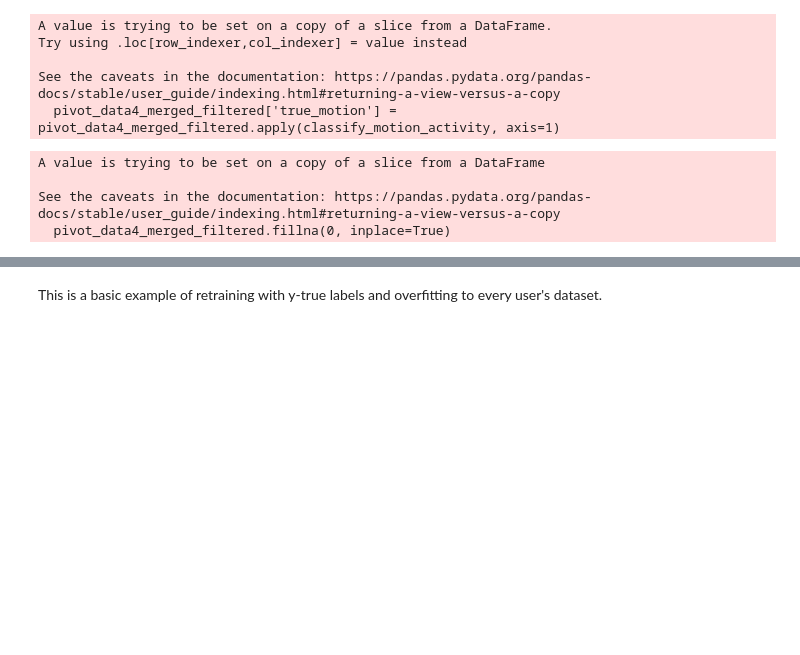
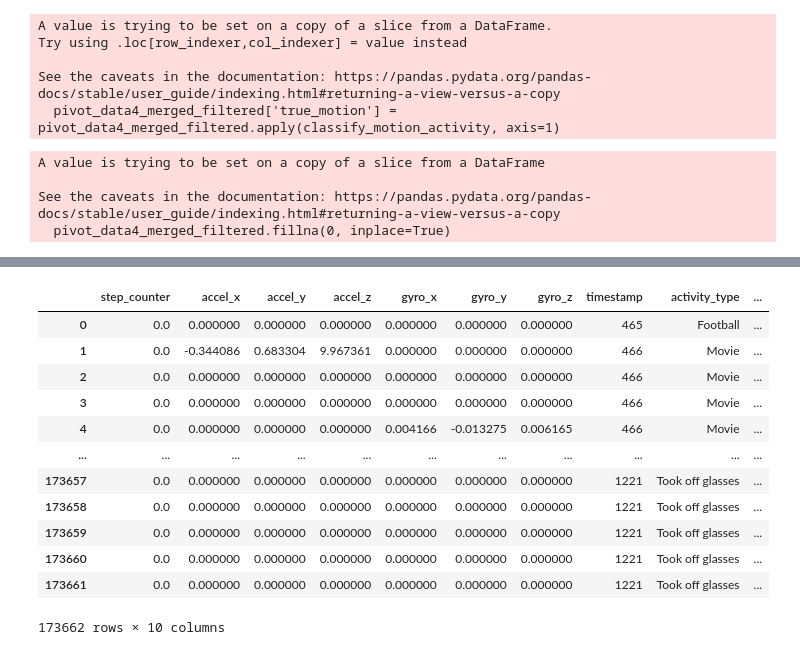
Before and after one commit to twotango/messenger, a Jupyter notebook: Research/Weeks/Week_14/14_3.ipynb, the cells around one changed output, grey strips where cells are left out. Drawn from its saved outputs; the diff is of its cells as text; code cells hidden in the pictures; blank space fills up the shorter version.

Commit message:
Model Training

```diff
--- a/Research/Weeks/Week_14/14_3.ipynb
+++ b/Research/Weeks/Week_14/14_3.ipynb
@@ -380,3 +475,6 @@ pivot_data4['activity_encoded'] = y_pred
+# %%
+pivot_data4['activity_type'] = label_encoder_activities.inverse_transform(pivot_data4['activity_encoded'])
+pivot_data4['motion_description'] = label_encoder_motion.inverse_transform(pivot_data4['true_motion'])
 # %%
 pivot_data4
 # %% [output]
@@ -449,16 +493,0 @@ Detected at node GatherV2 defined at (most recent call last):
-# %%
-# Load the saved model
-model_path = "/Users/emilkoch/Desktop/2Tango/messenger/research/Model_Save/predicted_activities.keras"
-model = load_model(model_path)
-
-# Preprocess the unlabeled data
-X_unlabeled_scaled = scaler.transform(pivot_data4[['accel_x', 'accel_y', 'accel_z', 'gyro_x', 'gyro_y', 'gyro_z', 'timestamp']])
-
-# Make predictions
-y_pred_prob = model.predict(X_unlabeled_scaled)
-
-# Assuming your model outputs probabilities and you want to select the class with the highest probability
-y_pred = np.argmax(y_pred_prob, axis=1)
-
-# Add the predicted labels to the DataFrame
-pivot_data4['predicted_activity_encoded'] = y_pred
@@ -527,16 +493,0 @@ Epoch 10/10
-# %%
-# Load the saved model
-model_path = "/Users/emilkoch/Desktop/2Tango/messenger/research/Model_Save/predicted_activities.keras"
-model = load_model(model_path)
-
-# Preprocess the unlabeled data
-X_unlabeled_scaled = scaler.transform(pivot_data4[['accel_x', 'accel_y', 'accel_z', 'gyro_x', 'gyro_y', 'gyro_z', 'timestamp']])
-
-# Make predictions
-y_pred_prob = model.predict(X_unlabeled_scaled)
-
-# Assuming your model outputs probabilities and you want to select the class with the highest probability
-y_pred = np.argmax(y_pred_prob, axis=1)
-
-# Add the predicted labels to the DataFrame
-pivot_data4['predicted_activity_encoded'] = y_pred
@@ -545,2 +494,18 @@ pivot_data4['predicted_activity_encoded'] = y_pred
-# %% [markdown]
-This is a basic example of retraining with y-true labels and overfitting to every user's dataset.
+# %%
+LSM_Motion = pivot_data4[['step_counter', 'accel_x', 'accel_y', 'accel_z', 'gyro_x', 'gyro_y', 'gyro_z', 'timestamp', 'activity_type', 'motion_description']]
+# %%
+LSM_Motion
+# %% [output]
+|  | step_counter | accel_x | accel_y | accel_z | gyro_x | gyro_y | gyro_z | timestamp | activity_type | ... |
+| 0 | 0.0 | 0.000000 | 0.000000 | 0.000000 | 0.000000 | 0.000000 | 0.000000 | 465 | Football | ... |
+| 1 | 0.0 | -0.344086 | 0.683304 | 9.967361 | 0.000000 | 0.000000 | 0.000000 | 466 | Movie | ... |
+| 2 | 0.0 | 0.000000 | 0.000000 | 0.000000 | 0.000000 | 0.000000 | 0.000000 | 466 | Movie | ... |
+| 3 | 0.0 | 0.000000 | 0.000000 | 0.000000 | 0.000000 | 0.000000 | 0.000000 | 466 | Movie | ... |
+| 4 | 0.0 | 0.000000 | 0.000000 | 0.000000 | 0.004166 | -0.013275 | 0.006165 | 466 | Movie | ... |
+| ... | ... | ... | ... | ... | ... | ... | ... | ... | ... | ... |
+| 173657 | 0.0 | 0.000000 | 0.000000 | 0.000000 | 0.000000 | 0.000000 | 0.000000 | 1221 | Took off glasses | ... |
+| 173658 | 0.0 | 0.000000 | 0.000000 | 0.000000 | 0.000000 | 0.000000 | 0.000000 | 1221 | Took off glasses | ... |
+| 173659 | 0.0 | 0.000000 | 0.000000 | 0.000000 | 0.000000 | 0.000000 | 0.000000 | 1221 | Took off glasses | ... |
+| 173660 | 0.0 | 0.000000 | 0.000000 | 0.000000 | 0.000000 | 0.000000 | 0.000000 | 1221 | Took off glasses | ... |
+| 173661 | 0.0 | 0.000000 | 0.000000 | 0.000000 | 0.000000 | 0.000000 | 0.000000 | 1221 | Took off glasses | ... |
+173662 rows × 10 columns
```
Also changed, not shown: parts of 11 cells of this notebook, 3 other files.
